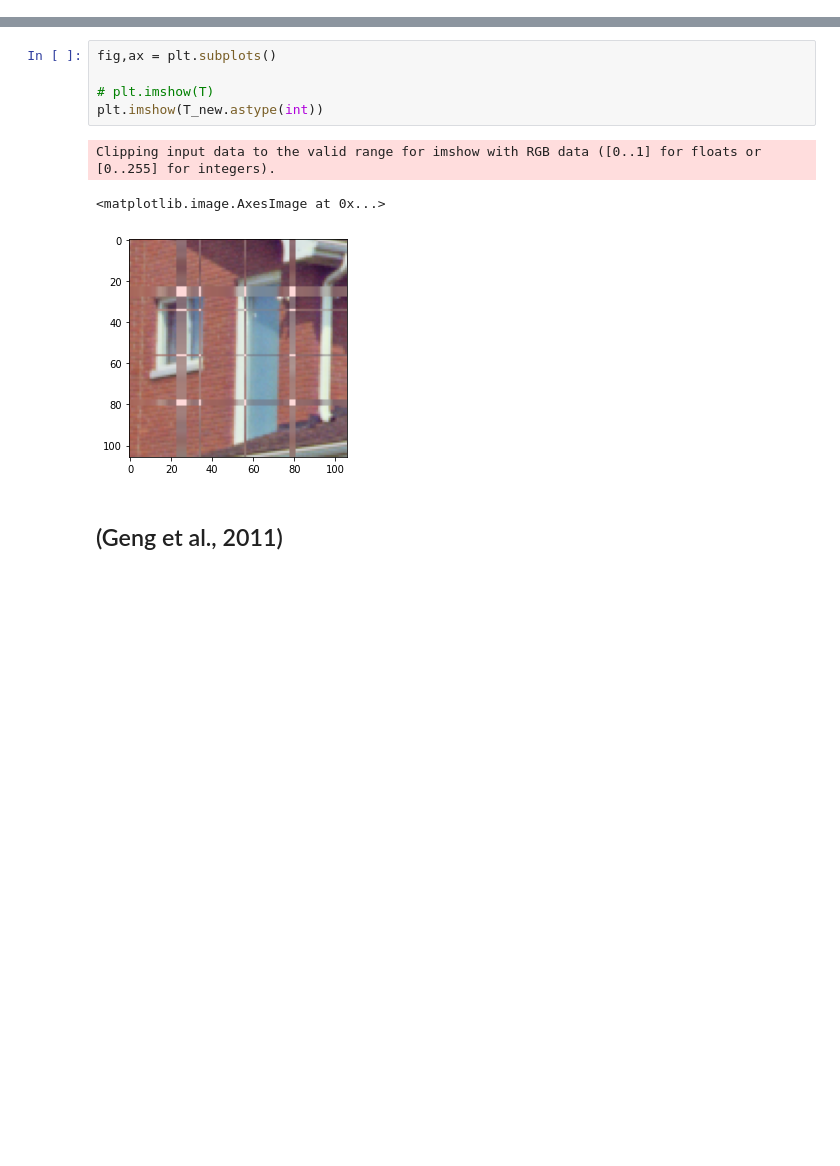
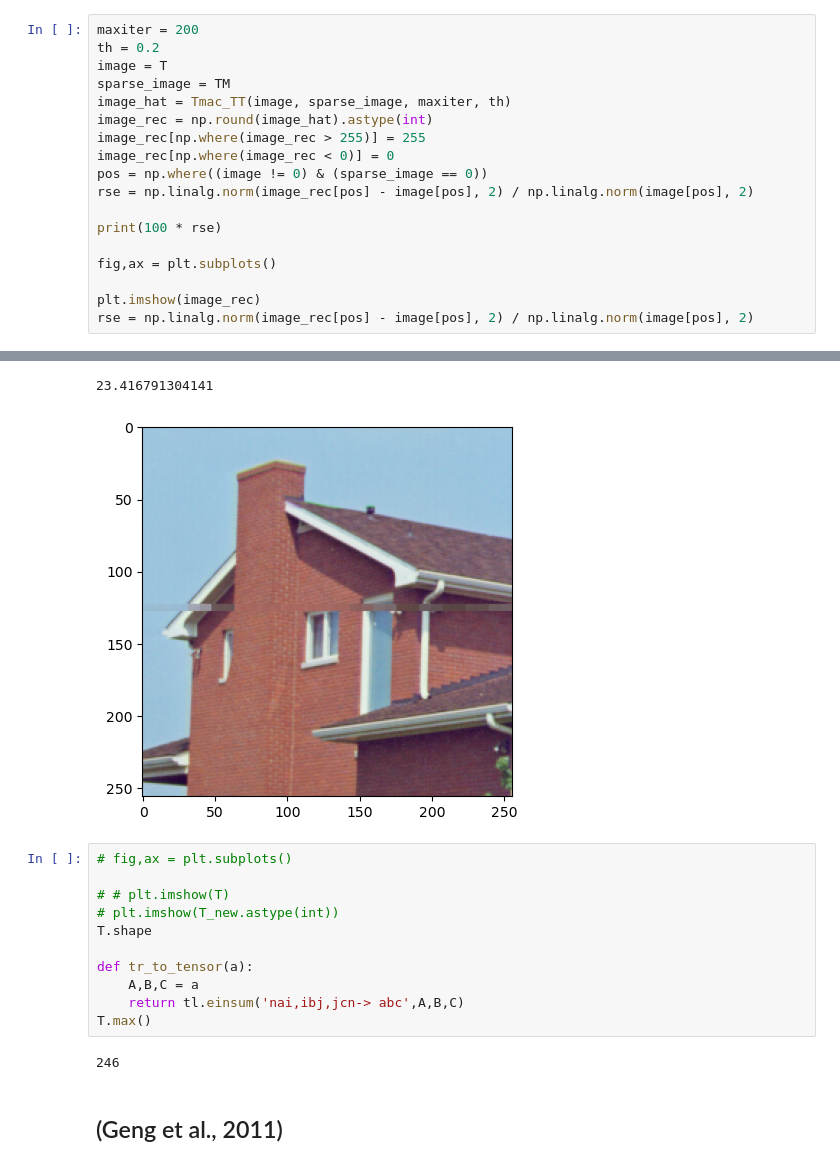
Before and after one commit to poonehmousavi/Audio_Tensor_Completion, a Jupyter notebook: test.ipynb, the cells around one changed output, grey strips where cells are left out. Drawn from its saved outputs; the diff is of its cells as text; blank space fills up the shorter version.

```diff
--- a/test.ipynb
+++ b/test.ipynb
@@ -40,0 +207,19 @@ Array([[0, 0, 0],
+# %%
+maxiter = 200
+th = 0.2
+image = T
+sparse_image = TM
+image_hat = Tmac_TT(image, sparse_image, maxiter, th)
+image_rec = np.round(image_hat).astype(int)
+image_rec[np.where(image_rec > 255)] = 255
+image_rec[np.where(image_rec < 0)] = 0
+pos = np.where((image != 0) & (sparse_image == 0))
+rse = np.linalg.norm(image_rec[pos] - image[pos], 2) / np.linalg.norm(image[pos], 2)
+
+print(100 * rse)
+
+fig,ax = plt.subplots()
+
+plt.imshow(image_rec)
+rse = np.linalg.norm(image_rec[pos] - image[pos], 2) / np.linalg.norm(image[pos], 2)
+# %% [output]
@@ -41,12 +244,18 @@ Array([[0, 0, 0],
+23.416791304141
+[figure, added]
 # %%
-fig,ax = plt.subplots()
+# fig,ax = plt.subplots()
 
-# plt.imshow(T)
-plt.imshow(T_new.astype(int))
+# # plt.imshow(T)
+# plt.imshow(T_new.astype(int))
+T.shape
+
+def tr_to_tensor(a):
+    A,B,C = a
+    return tl.einsum('nai,ibj,jcn-> abc',A,B,C)
+T.max()
 # %% [output]
-Clipping input data to the valid range for imshow with RGB data ([0..1] for floats or [0..255] for integers).
+246
-<matplotlib.image.AxesImage at 0x...>
-[figure, removed]
 # %% [markdown]
 ## (Geng et al., 2011)
 # %%
```
Also changed, not shown: parts of 7 cells of this notebook.
